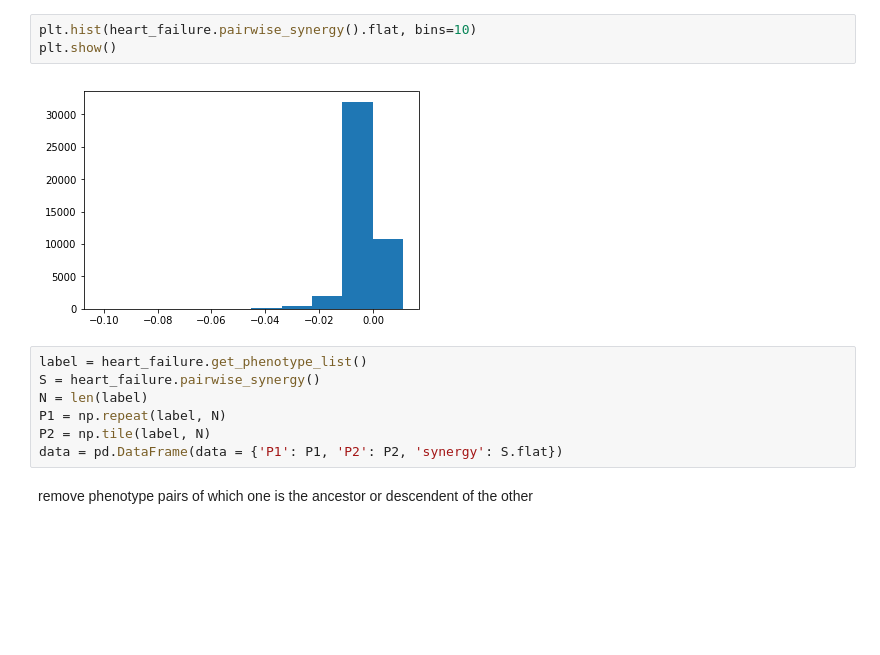
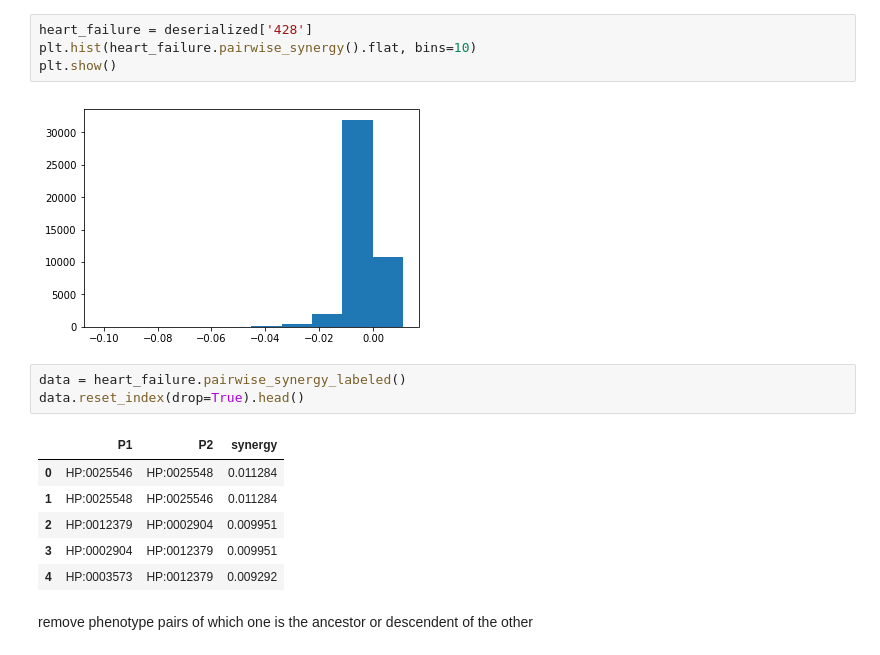
Before and after one commit to TheJacksonLaboratory/MIMIC_HPO, a Jupyter notebook: src/main/resources/mutual_info.ipynb, the cells around one changed output. Cells and saved outputs as stored; diff of their text form; blank space fills up the shorter version.

```diff
--- a/src/main/resources/mutual_info.ipynb
+++ b/src/main/resources/mutual_info.ipynb
@@ -1140,17 +1101,21 @@ importlib.reload(mf_random)
 # %% [markdown]
 Plot the synergy scores. They are all pretty small.
 # %%
+heart_failure = deserialized['428']
 plt.hist(heart_failure.pairwise_synergy().flat, bins=10)
 plt.show()
 # %% [output]
 [figure]
-# %%
-label = heart_failure.get_phenotype_list()
-S = heart_failure.pairwise_synergy()
-N = len(label)
-P1 = np.repeat(label, N)
-P2 = np.tile(label, N)
-data = pd.DataFrame(data = {'P1': P1, 'P2': P2, 'synergy': S.flat})
+# %%
+data = heart_failure.pairwise_synergy_labeled()
+data.reset_index(drop=True).head()
+# %% [output]
+|  | P1 | P2 | synergy |
+| 0 | HP:0025546 | HP:0025548 | 0.011284 |
+| 1 | HP:0025548 | HP:0025546 | 0.011284 |
+| 2 | HP:0012379 | HP:0002904 | 0.009951 |
+| 3 | HP:0002904 | HP:0012379 | 0.009951 |
+| 4 | HP:0003573 | HP:0012379 | 0.009292 |
 # %% [markdown]
 remove phenotype pairs of which one is the ancestor or descendent of the other
 # %%
```
Also changed, not shown: parts of 8 cells of this notebook, 4 other files.
